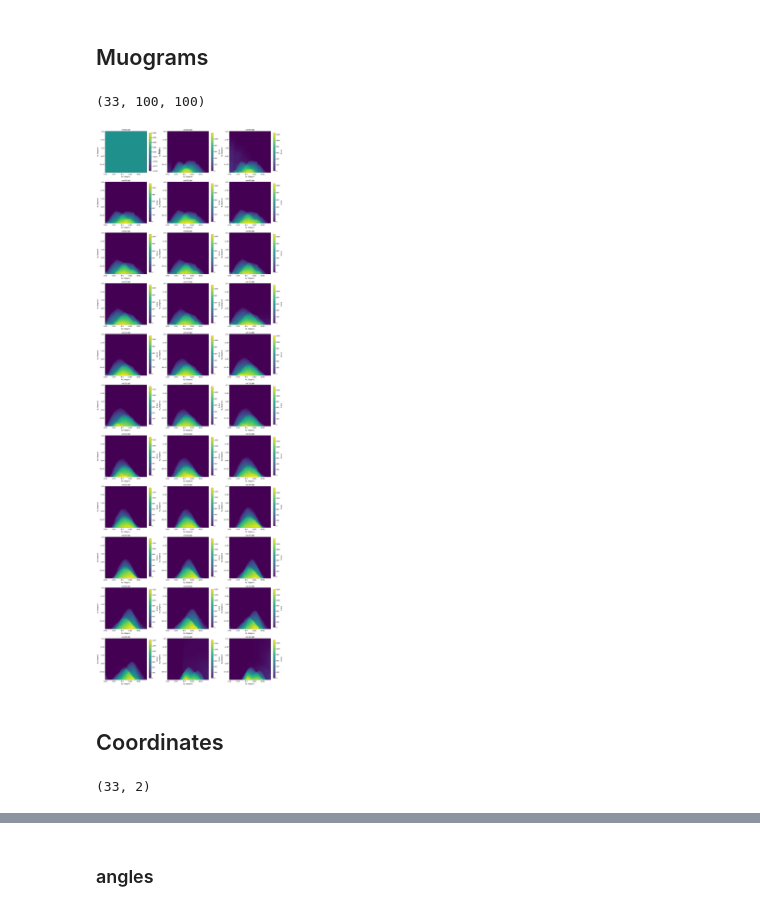
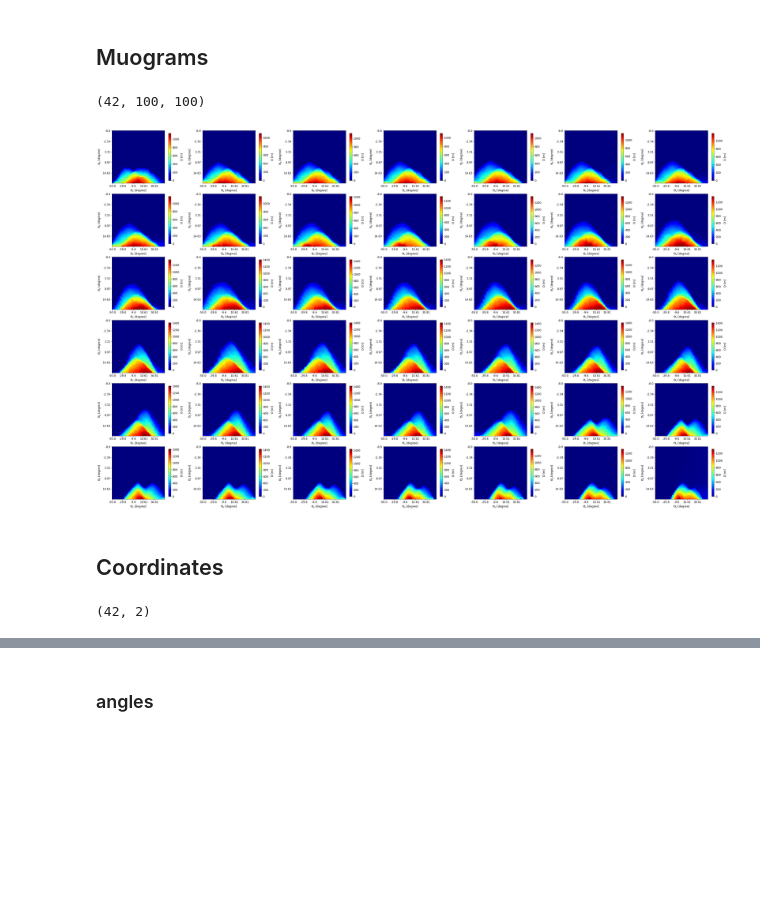
Before and after one commit to Delaican/MUYSC, a Jupyter notebook: TomoCerroMachin.ipynb, the cells around one changed output, grey strips where cells are left out. Saved outputs shown, nothing was run; the diff lists cells and outputs as text; code cells hidden in the pictures; blank space fills up the shorter version.

```diff
--- a/TomoCerroMachin.ipynb
+++ b/TomoCerroMachin.ipynb
@@ -10,21 +10,21 @@ def get_data(path):
     data = np.array([np.loadtxt(path+'/'+data, comments = '#') for data in data_list]) # Read data
     return data, data_list
 # %%
-path = '/home/kevin/Documentos/muograms2'
+path = '/home/kevin/Documentos/muograms3'
 data, data_list = get_data(path)
 print(data.shape)
 # %% [output]
-(33, 100, 100)
+(42, 100, 100)
 # %%
 cenit = np.linspace(-8, 20,100)
 azimut = np.linspace(-50,50,100)
 # %%
 def plot_muograms(muograms,cenit,azimut,data_list,nrows,ncols,save=False,axis=True):
-    plt.figure(figsize=(ncols*8,nrows*7))
+    plt.figure(figsize=(ncols*7,nrows*5))
     plt.rcParams.update({'font.size': 12})
     for i in range(len(muograms)):
         plt.subplot(nrows,ncols,i+1)
-        plt.imshow(muograms[i])
+        plt.imshow(muograms[i],cmap='jet')
         plt.xticks(range(muograms.shape[2])[::20],np.round(np.unique(azimut)[::20],2))
         plt.xlabel(r'$\Theta_x$ [degree]')
         plt.yticks(range(muograms.shape[1])[::20],np.round(np.unique(cenit)[::20],2))
@@ -32,20 +32,20 @@ def plot_muograms(muograms,cenit,azimut,data_list,nrows,ncols,save=False,axis=Tr
         if not axis:
             plt.axis('off')
         plt.colorbar(shrink=0.9,label='D [m]')
-        plt.title(data_list[i])
+        #plt.title(data_list[i])
     if save:
         plt.savefig('CMmuograms.svg',format='svg')
 # %%
-plot_muograms(data,cenit,azimut,data_list,11,3)
+plot_muograms(data,cenit,azimut,data_list,6,7)
 # %% [output]
-[figure, old version]
+[figure, new version]
 # %% [markdown]
 ## Coordinates
 # %%
 def get_coords(path):
     return np.loadtxt(path)
 # %%
-points = get_coords('/home/kevin/coordinates4.dat')
+points = get_coords('/home/kevin/coordinates5.dat')
 print(points.shape)
 # %% [output]
-(33, 2)
+(42, 2)
```
Also changed, not shown: parts of 24 cells of this notebook.
